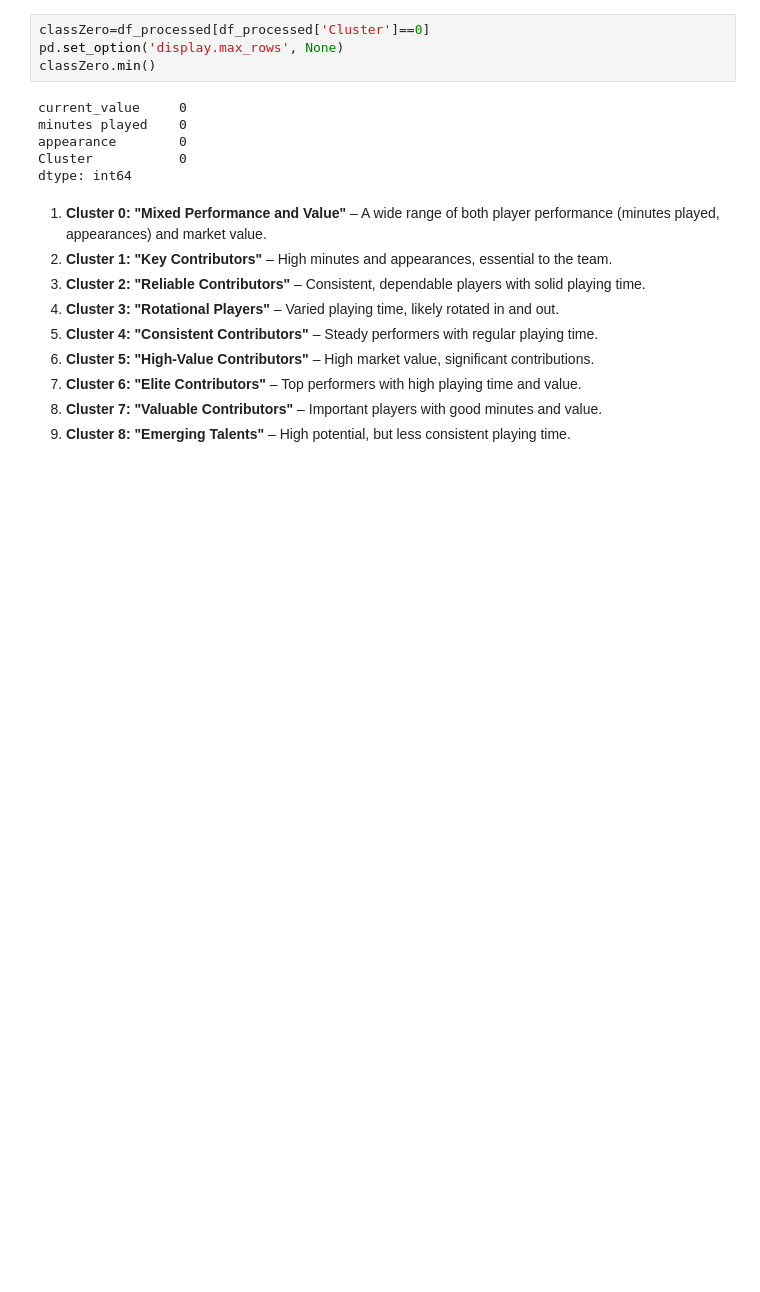
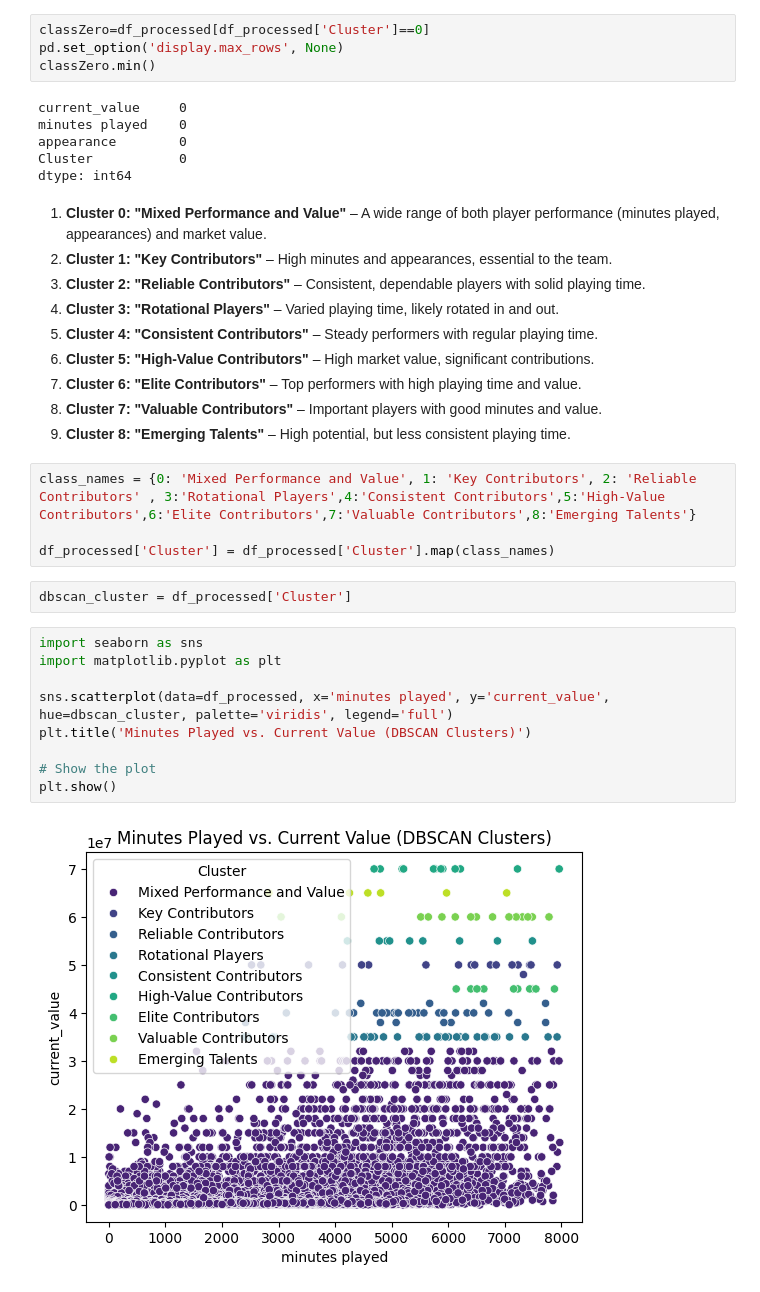
Before and after one commit to Emtnan06/Usecase-7, a Jupyter notebook: DBSCAN.ipynb, the cells around one changed output. Cells and saved outputs as stored; diff of their text form; blank space fills up the shorter version.

```diff
--- a/DBSCAN.ipynb
+++ b/DBSCAN.ipynb
@@ -1160,3 +1158,20 @@ dtype: int64
 7. **Cluster 6: "Elite Contributors"** – Top performers with high playing time and value.
 8. **Cluster 7: "Valuable Contributors"** – Important players with good minutes and value.
 9. **Cluster 8: "Emerging Talents"** – High potential, but less consistent playing time.
+# %%
+class_names = {0: 'Mixed Performance and Value', 1: 'Key Contributors', 2: 'Reliable Contributors' , 3:'Rotational Players',4:'Consistent Contributors',5:'High-Value Contributors',6:'Elite Contributors',7:'Valuable Contributors',8:'Emerging Talents'}
+
+df_processed['Cluster'] = df_processed['Cluster'].map(class_names)
+# %%
+dbscan_cluster = df_processed['Cluster']
+# %%
+import seaborn as sns
+import matplotlib.pyplot as plt
+
+sns.scatterplot(data=df_processed, x='minutes played', y='current_value', hue=dbscan_cluster, palette='viridis', legend='full')
+plt.title('Minutes Played vs. Current Value (DBSCAN Clusters)')
+
+# Show the plot
+plt.show()
+# %% [output]
+[figure, added]
```
Also changed, not shown: parts of 2 cells of this notebook.
